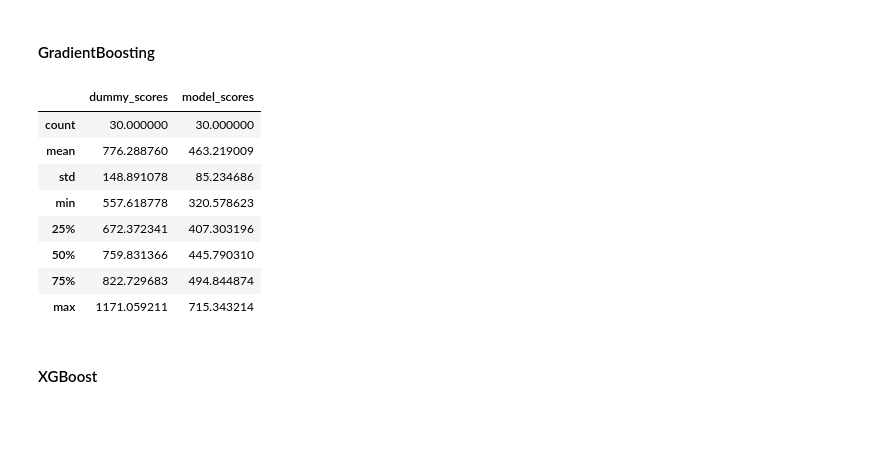
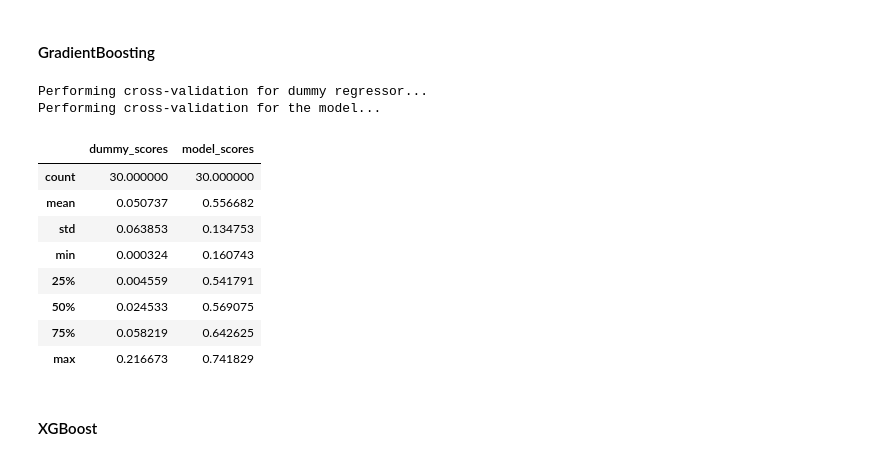
Before and after one commit to ozuromo/crime-analysis, a Jupyter notebook: NOTEBOOKS/analysis_zones.ipynb, the cells around one changed output. Cells and saved outputs as stored; diff of their text form; code cells hidden in the pictures; blank space fills up the shorter version.

```diff
--- a/NOTEBOOKS/analysis_zones.ipynb
+++ b/NOTEBOOKS/analysis_zones.ipynb
@@ -147,9 +145,3 @@ data = gpd.read_file('../GENERATED-DATA/data_by_zone.geojson')
 data.shape
 # %% [output]
 (342, 78)
-# %%
-numeric_data = data.select_dtypes(include=[np.number])
-
-features = [feature for feature in data.columns.to_list() if feature not in features_to_drop]
-data = data[features]
-data.dropna(inplace=True)
@@ -155,0 +189,2 @@ data.dropna(inplace=True)
+# %%
+numeric_data = clean_data(numeric_data)
@@ -258,8 +297,8 @@ df.columns
 # %% [markdown]
 ### Regression without Spacial Lag
 # %%
-X = data.drop(columns='crimes')
-y = data['crimes']
+X = numeric_data.drop(columns='crimes')
+y = numeric_data['crimes']
 # %%
 from sklearn.model_selection import RepeatedKFold
 
@@ -352,29 +391,31 @@ Pipeline(steps=[('variancethreshold', VarianceThreshold(threshold=0.005)),
 # %%
 from sklearn.feature_selection import VarianceThreshold
 from sklearn.ensemble import GradientBoostingRegressor
 
 vt = VarianceThreshold(threshold=0.005)
 
 gdb = GradientBoostingRegressor(
     alpha=0.95, loss='huber', max_depth=4,
     max_features=0.7, min_samples_leaf=4,
     min_samples_split=9, random_state=123,
     subsample=0.9
 )
 
-score = 'neg_mean_absolute_error'
+score = 'r2'
 df = compare_metric_with_dummy(gdb, score, vt.fit_transform(X), y, cv)
 df.abs().describe()
 # %% [output]
+Performing cross-validation for dummy regressor...
+Performing cross-validation for the model...
 |  | dummy_scores | model_scores |
 | count | 30.000000 | 30.000000 |
-| mean | 776.288760 | 463.219009 |
-| std | 148.891078 | 85.234686 |
-| min | 557.618778 | 320.578623 |
-| 25% | 672.372341 | 407.303196 |
-| 50% | 759.831366 | 445.790310 |
-| 75% | 822.729683 | 494.844874 |
-| max | 1171.059211 | 715.343214 |
+| mean | 0.050737 | 0.556682 |
+| std | 0.063853 | 0.134753 |
+| min | 0.000324 | 0.160743 |
+| 25% | 0.004559 | 0.541791 |
+| 50% | 0.024533 | 0.569075 |
+| 75% | 0.058219 | 0.642625 |
+| max | 0.216673 | 0.741829 |
 # %% [markdown]
 #### XGBoost
 # %%
```
Also changed, not shown: parts of 17 cells of this notebook, 1 other file.
